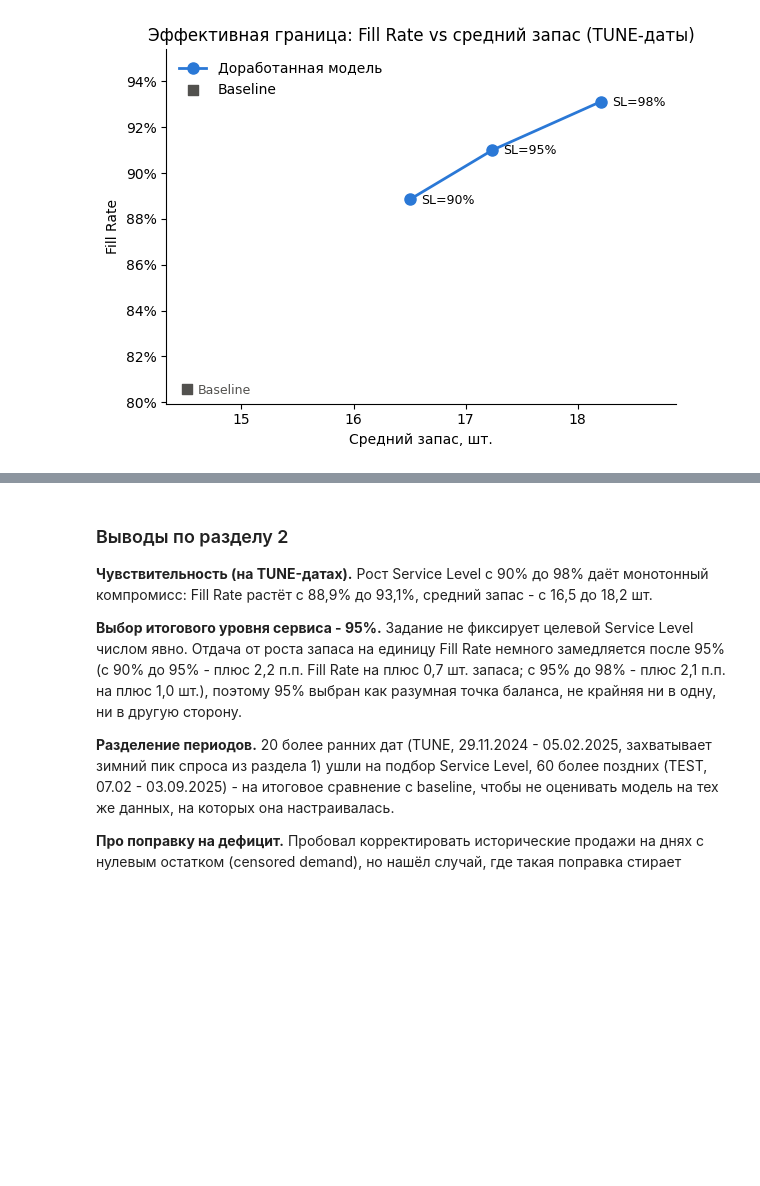
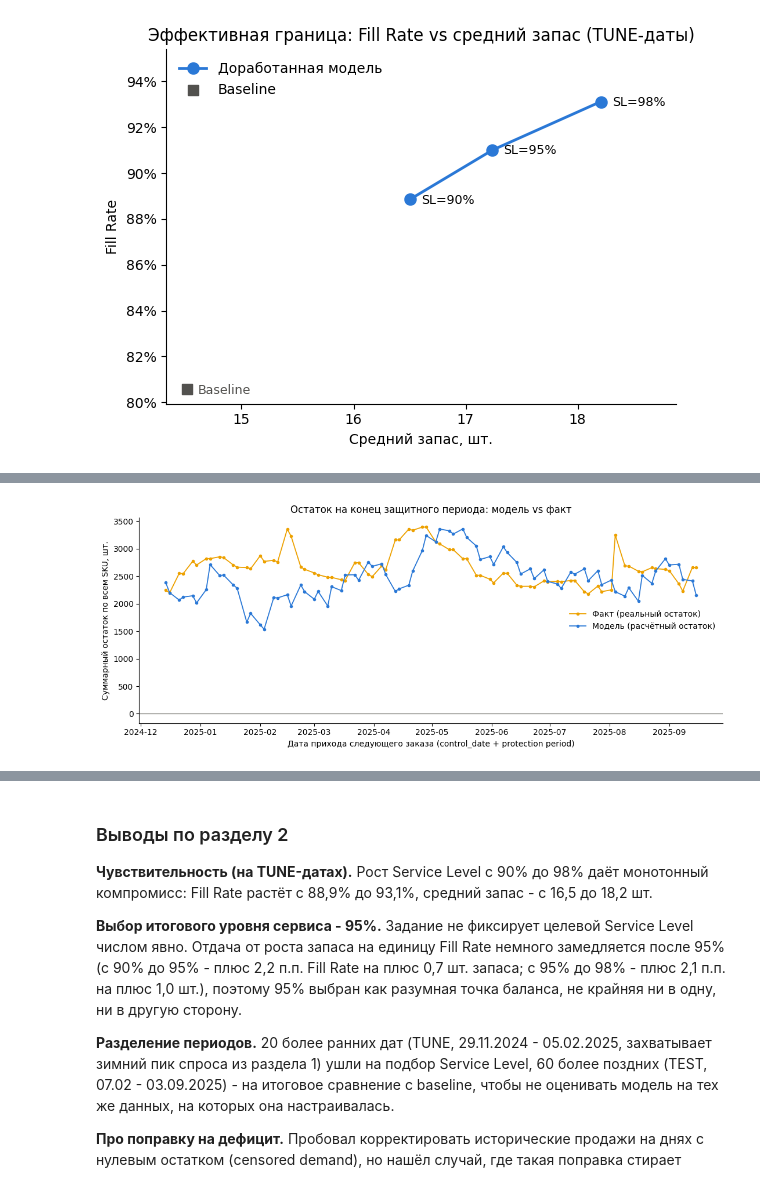
Before and after one commit to Viktor-VK/reorder-model, a Jupyter notebook: notebooks/reorder_model.ipynb, the cells around one changed output, grey strips where cells are left out. Saved outputs shown, nothing was run; the diff lists cells and outputs as text; code cells hidden in the pictures; blank space fills up the shorter version.

```diff
--- a/notebooks/reorder_model.ipynb
+++ b/notebooks/reorder_model.ipynb
@@ -1463,0 +1658,26 @@ plot_efficiency_frontier(
+# %%
+stock_trajectory_df = (
+    main_model_decisions_df
+    .groupby(["control_date", "protection_period_days"], as_index=False)
+    .agg(available_to_cover=("available_to_cover", "sum"), actual_demand=("actual_demand", "sum"))
+)
+stock_trajectory_df["target_date"] = stock_trajectory_df["control_date"] + pd.to_timedelta(
+    stock_trajectory_df["protection_period_days"], unit="D"
+)
+stock_trajectory_df["projected_stock_model"] = (
+    stock_trajectory_df["available_to_cover"] - stock_trajectory_df["actual_demand"]
+)
+
+# Реальный суммарный остаток на ту же дату (target_date), из уже заполненной ffill колонки
+# stock_filled - для сравнения с расчётной линией.
+actual_stock_by_date = (
+    history_sorted[history_sorted["Date"].isin(stock_trajectory_df["target_date"])]
+    .groupby("Date")["stock_filled"].sum()
+    .rename("actual_stock_fact")
+)
+stock_trajectory_df = stock_trajectory_df.merge(
+    actual_stock_by_date, left_on="target_date", right_index=True, how="left"
+).sort_values("target_date").reset_index(drop=True)
+
+print("Дат с расчётным остатком в минусе (модель предсказывает дефицит):", (stock_trajectory_df["projected_stock_model"] < 0).sum(), "из", len(stock_trajectory_df))
+stock_trajectory_df.head()
@@ -1463,0 +1692,4 @@ plot_efficiency_frontier(
+# %%
+plot_stock_trajectory(stock_trajectory_df)
+# %% [output]
+[figure, added]
```
Also changed, not shown: parts of 15 cells of this notebook, 1 other file.
